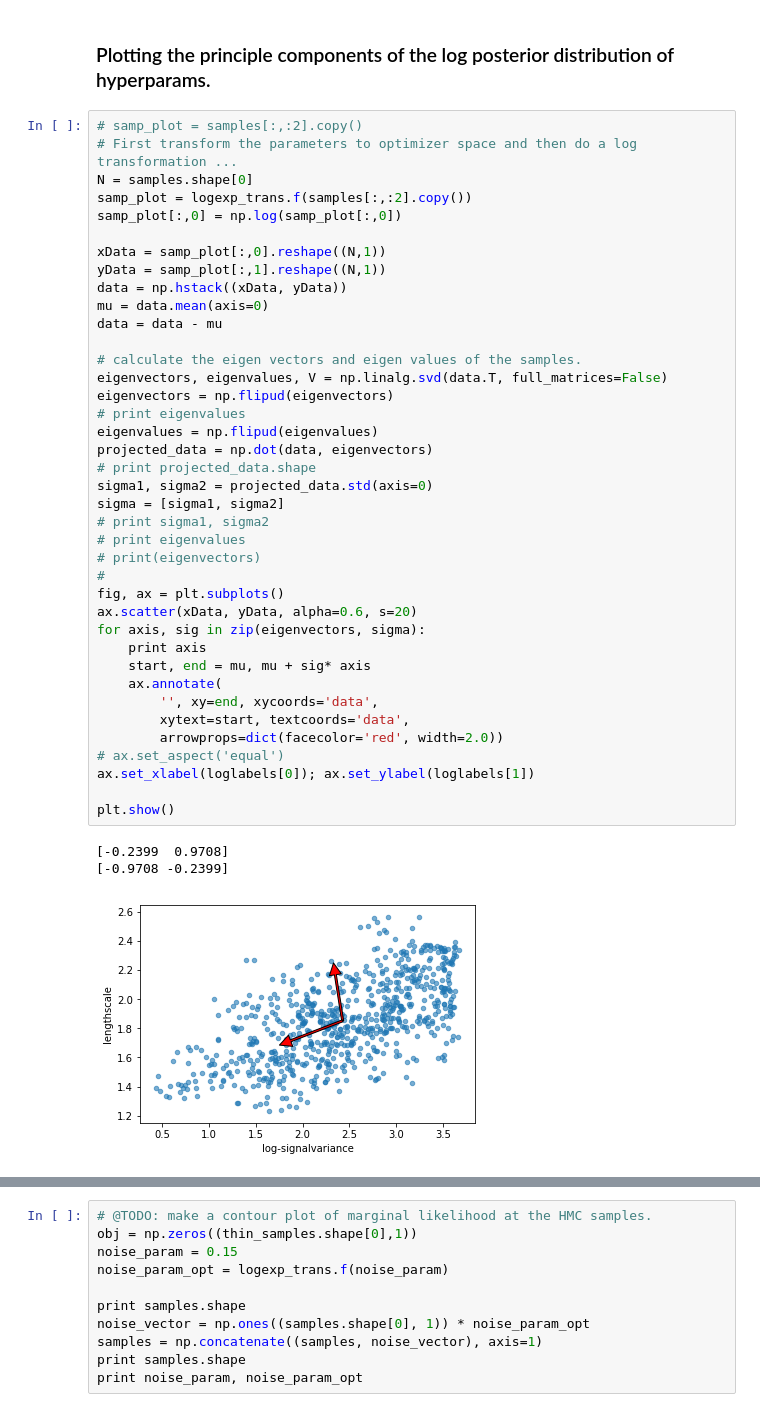
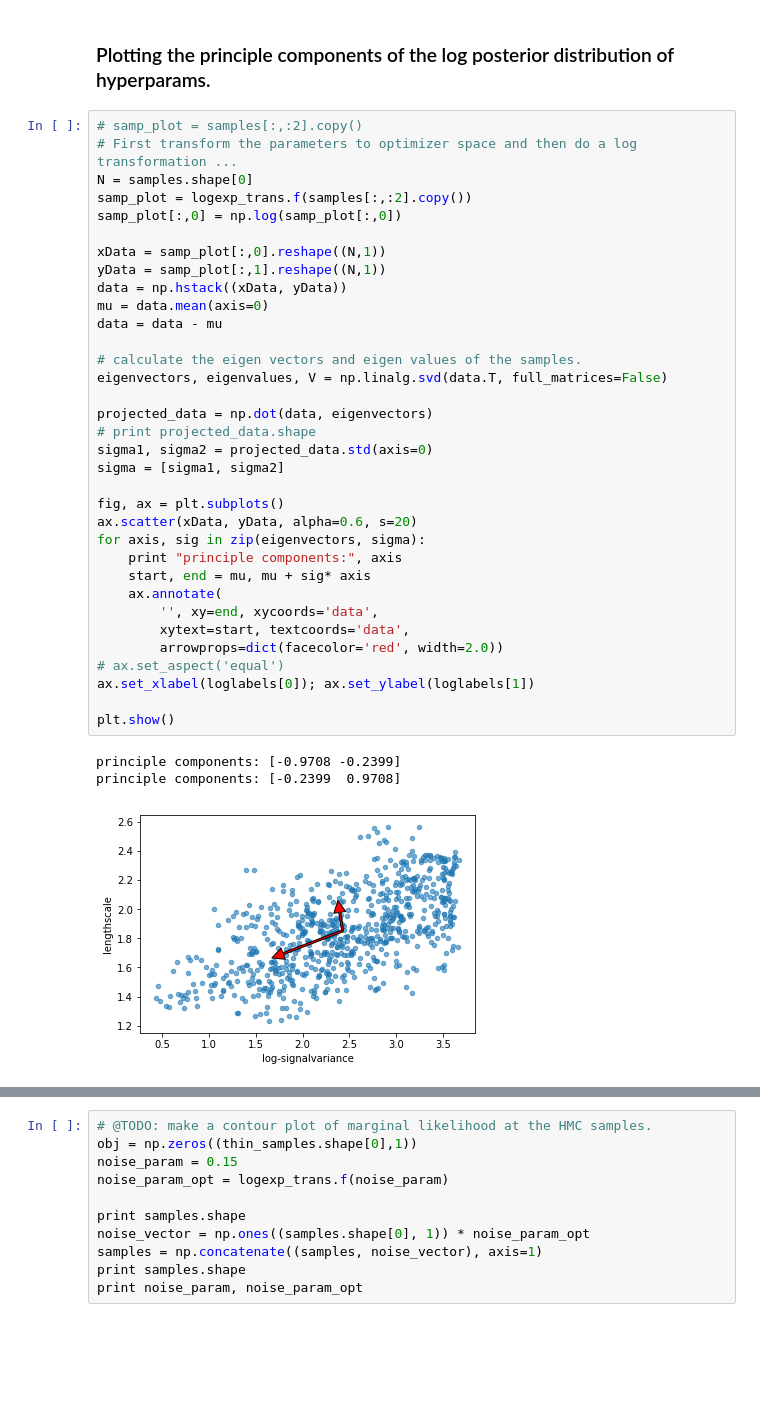
Before and after one commit to adhaka/notebook_gallery, a Jupyter notebook: practice/ccd/Model-Selection.ipynb, the cells around one changed output, grey strips where cells are left out. Saved outputs shown, nothing was run; the diff lists cells and outputs as text; blank space fills up the shorter version.

Commit message:
ahh fixing a bug in principle comp plot

```diff
--- a/practice/ccd/Model-Selection.ipynb
+++ b/practice/ccd/Model-Selection.ipynb
@@ -381,41 +381,36 @@ logexp_trans = GPy.constraints.Logexp()
 # First transform the parameters to optimizer space and then do a log transformation ...
 N = samples.shape[0]
 samp_plot = logexp_trans.f(samples[:,:2].copy())
 samp_plot[:,0] = np.log(samp_plot[:,0])
 
 xData = samp_plot[:,0].reshape((N,1))
 yData = samp_plot[:,1].reshape((N,1))
 data = np.hstack((xData, yData))
 mu = data.mean(axis=0)
 data = data - mu
 
 # calculate the eigen vectors and eigen values of the samples.
 eigenvectors, eigenvalues, V = np.linalg.svd(data.T, full_matrices=False)
-eigenvectors = np.flipud(eigenvectors)
-# print eigenvalues
-eigenvalues = np.flipud(eigenvalues)
+
 projected_data = np.dot(data, eigenvectors)
 # print projected_data.shape
 sigma1, sigma2 = projected_data.std(axis=0)
 sigma = [sigma1, sigma2]
-# print sigma1, sigma2
-# print eigenvalues
-# print(eigenvectors)
-#
+
 fig, ax = plt.subplots()
 ax.scatter(xData, yData, alpha=0.6, s=20)
 for axis, sig in zip(eigenvectors, sigma):
-    print axis
+    print "principle components:", axis
     start, end = mu, mu + sig* axis
     ax.annotate(
         '', xy=end, xycoords='data',
         xytext=start, textcoords='data',
         arrowprops=dict(facecolor='red', width=2.0))
 # ax.set_aspect('equal')
 ax.set_xlabel(loglabels[0]); ax.set_ylabel(loglabels[1])
 
 plt.show()
 # %% [output]
-[-0.2399  0.9708]
-[-0.9708 -0.2399]
+principle components: [-0.9708 -0.2399]
+principle components: [-0.2399  0.9708]
-[figure, old version]
+[figure, new version]
```
Also changed, not shown: parts of 1 cell of this notebook, 1 other file.
